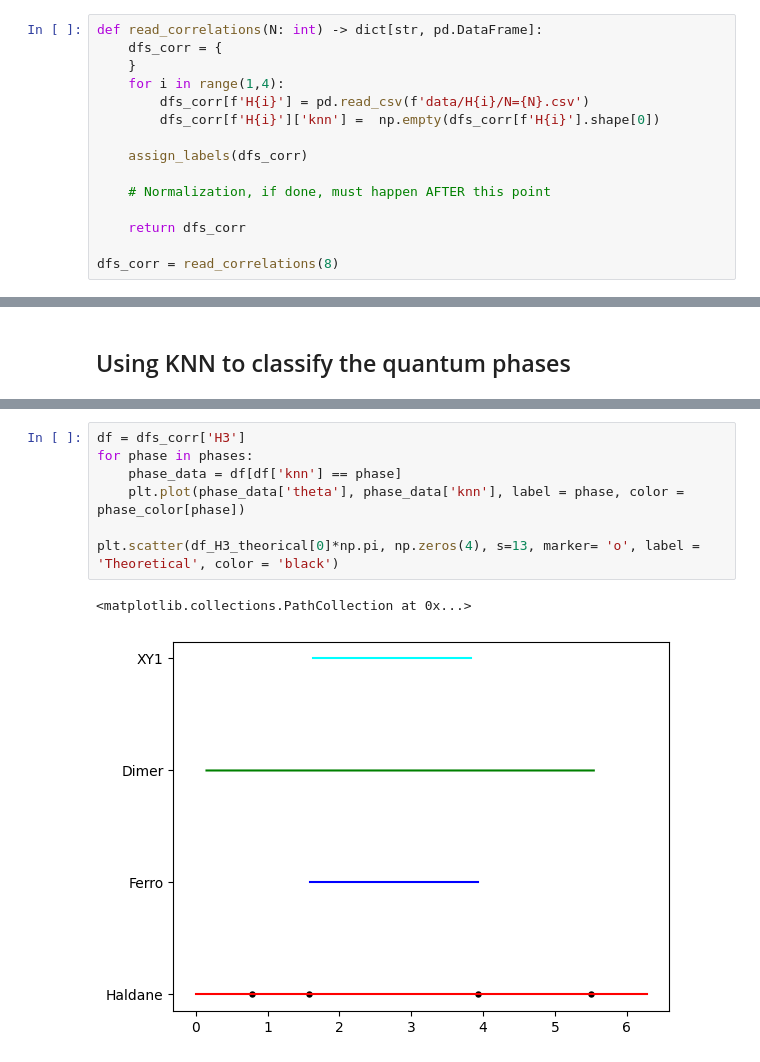
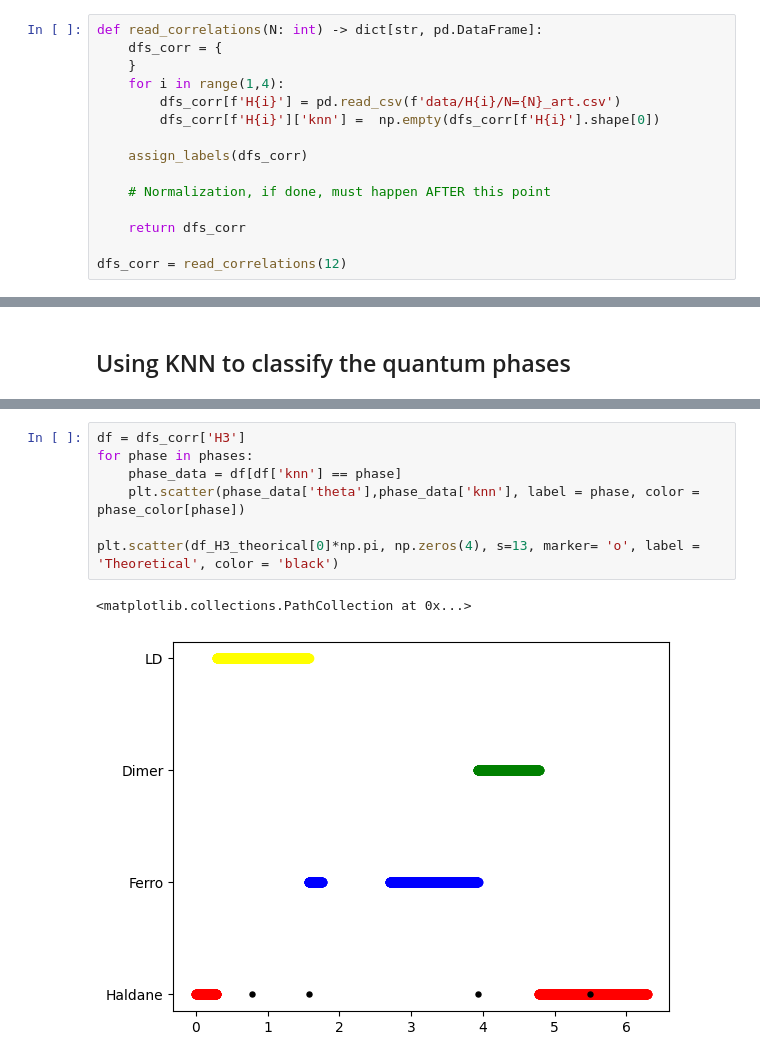
Before and after one commit to QuCoA/Phase-Classifier-Mahlow, a Jupyter notebook: main.ipynb, the cells around one changed output, grey strips where cells are left out. Drawn from its saved outputs; the diff is of its cells as text.

```diff
--- a/main.ipynb
+++ b/main.ipynb
@@ -192,7 +192,7 @@ def read_correlations(N: int) -> dict[str, pd.DataFrame]:
     dfs_corr = {
     }
     for i in range(1,4):
-        dfs_corr[f'H{i}'] = pd.read_csv(f'data/H{i}/N={N}.csv')
+        dfs_corr[f'H{i}'] = pd.read_csv(f'data/H{i}/N={N}_art.csv')
         dfs_corr[f'H{i}']['knn'] =  np.empty(dfs_corr[f'H{i}'].shape[0])
 
     assign_labels(dfs_corr)
@@ -201,4 +201,4 @@ def read_correlations(N: int) -> dict[str, pd.DataFrame]:
 
     return dfs_corr
 
-dfs_corr = read_correlations(8)
+dfs_corr = read_correlations(12)
@@ -331,10 +316,10 @@ plt.legend()
 # %%
 df = dfs_corr['H3']
 for phase in phases:
     phase_data = df[df['knn'] == phase]
-    plt.plot(phase_data['theta'], phase_data['knn'], label = phase, color = phase_color[phase])
+    plt.scatter(phase_data['theta'],phase_data['knn'], label = phase, color = phase_color[phase])
 
 plt.scatter(df_H3_theorical[0]*np.pi, np.zeros(4), s=13, marker= 'o', label = 'Theoretical', color = 'black')
 # %% [output]
 <matplotlib.collections.PathCollection at 0x...>
-[figure, old version]
+[figure, new version]
```
Also changed, not shown: parts of 9 cells of this notebook, 6 other files.
